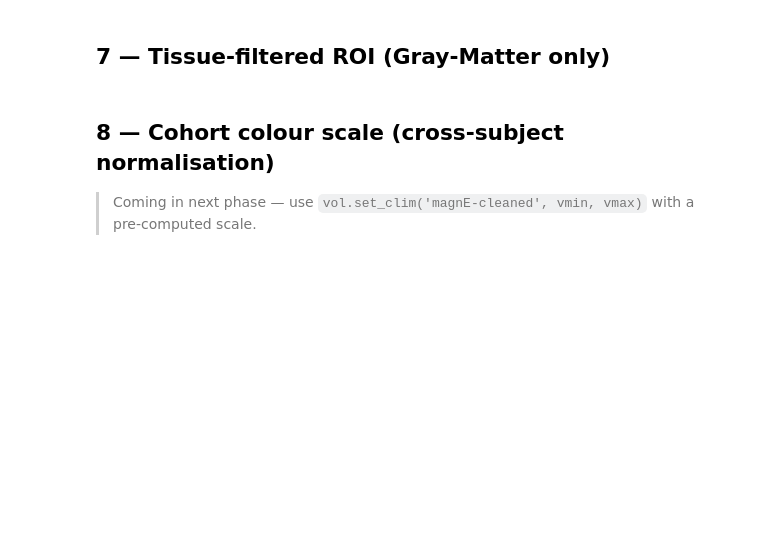
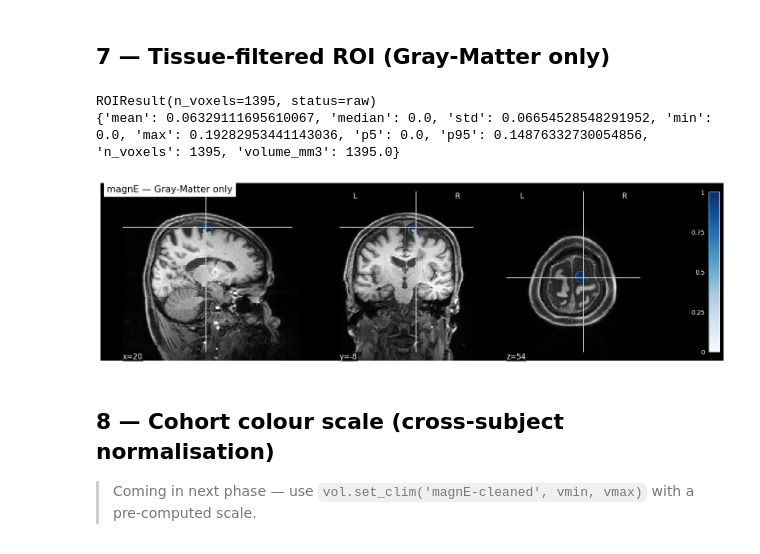
Before and after one commit to ICM-Frontlab-CDPR/simnibs-analyze, a Jupyter notebook: docs/examples/example.ipynb, the cells around one changed output. Drawn from its saved outputs; the diff is of its cells as text; code cells hidden in the pictures; blank space fills up the shorter version.

```diff
--- a/docs/examples/example.ipynb
+++ b/docs/examples/example.ipynb
@@ -9,12 +14,12 @@ from visualizer import ColocVolume
 # %% [markdown]
 ## 0 — Paths (edit these)
 # %%
-SIM_DIR = Path('/path/to/simulation_sub01_TDCS')
-SEG_DIR = Path('/path/to/m2m_sub01')
-LESION  = Path('/path/to/T1_brain_lesion.nii.gz')  # set to None to skip
+SIM_DIR = Path('/Users/hippolyte.dreyfus/Documents/0-tmp-simnibs-output/simulation_simulation_fef_hemianotacs_5626899c')
+SEG_DIR = Path('/Users/hippolyte.dreyfus/Documents/0-tmp-simnibs-output/m2m_0001')
+LESION  = None #Path('/path/to/T1_brain_lesion.nii.gz')  # set to None to skip
 
-ROI_COORDS = [28, -8, 54]
-ROI_RADIUS = 5.0
+ROI_COORDS = [20, -8, 54]
+ROI_RADIUS = 10
 # %% [markdown]
 ## 1 — Load simulation + segmentation
 # %%
@@ -115,12 +150,17 @@ roi_gm = (
 )
 print(roi_gm)
 print(roi_gm.stats())
+# %% [output]
+ROIResult(n_voxels=1395, status=raw)
+{'mean': 0.06329111695610067, 'median': 0.0, 'std': 0.06654528548291952, 'min': 0.0, 'max': 0.19282953441143036, 'p5': 0.0, 'p95': 0.14876332730054856, 'n_voxels': 1395, 'volume_mm3': 1395.0}
 # %%
 vol_gm = ColocVolume()
 vol_gm.add_layer(seg.t1,  role='background', cmap='gray', opacity=0.15, label='T1')
-vol_gm.add_layer(roi_gm,  role='stat_map',   cmap='hot',  opacity=1.0,  label='magnE-GM')
+vol_gm.add_layer(roi_gm,  role='stat_map',   cmap='Blues',  opacity=1.0,  label='magnE-GM')
 
 vol_gm.plot_slices(cut_coords=ROI_COORDS, title='magnE — Gray-Matter only')
+# %% [output]
+[figure, added]
 # %% [markdown]
 ## 8 — Cohort colour scale (cross-subject normalisation)
 > Coming in next phase — use `vol.set_clim('magnE-cleaned', vmin, vmax)` with a pre-computed scale.
```
Also changed, not shown: parts of 10 cells of this notebook, 4 other files.
